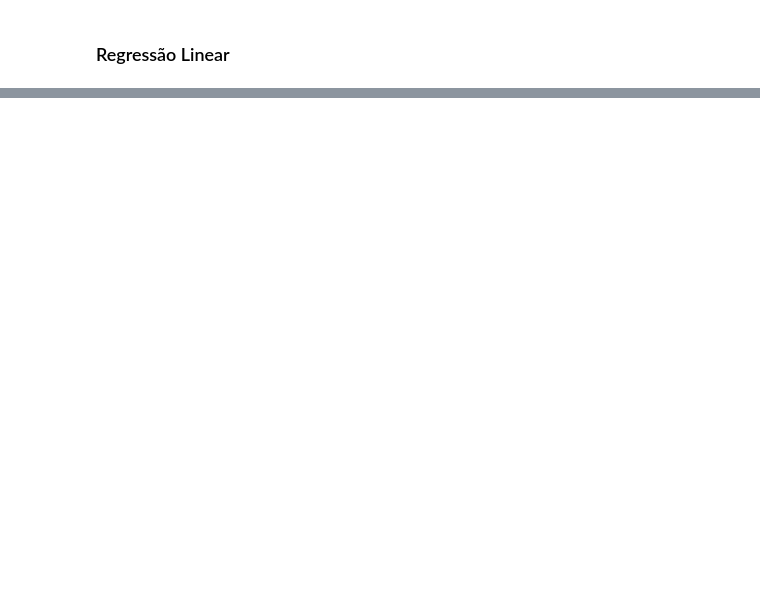
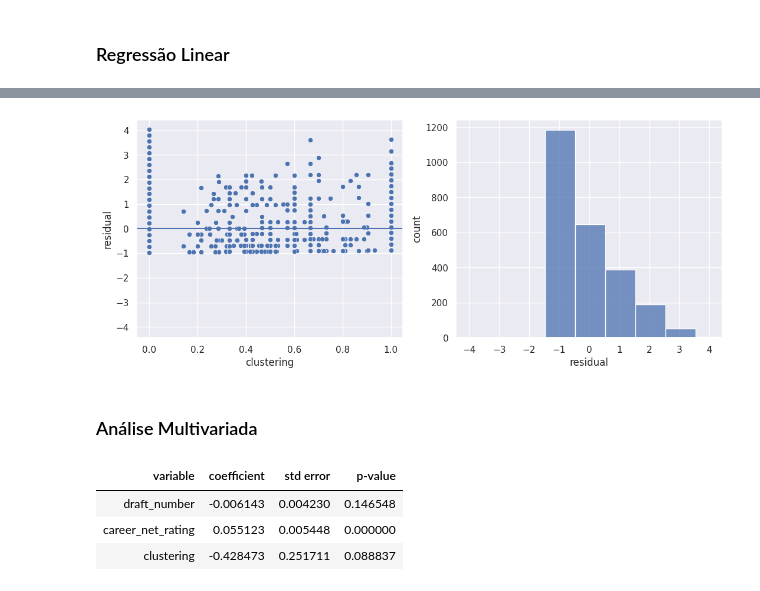
Before and after one commit to gabri190/Redesoc-Projetos-Aps, a Jupyter notebook: notebooks/Projeto/Projeto_Redes.ipynb, the cells around one changed output, grey strips where cells are left out. Saved outputs shown, nothing was run; the diff lists cells and outputs as text; code cells hidden in the pictures; blank space fills up the shorter version.

```diff
--- a/notebooks/Projeto/Projeto_Redes.ipynb
+++ b/notebooks/Projeto/Projeto_Redes.ipynb
@@ -357,0 +279,6 @@ result.micro_summary()
+# %%
+import regression as reg
+
+from scipy import stats
+
+result=reg.linear(data=df_career,formula=' num_seasons~clustering')
@@ -357,0 +290,14 @@ result.micro_summary()
+# %%
+result.plot_residuals(df_career['clustering'])
+# %% [output]
+[figure, added]
+# %% [markdown]
+### Análise Multivariada
+# %%
+result=reg.linear(data=df_career,formula=' num_seasons~draft_number+career_net_rating+clustering')
+result.micro_summary()
+# %% [output]
+| variable | coefficient | std error | p-value |
+| draft_number | -0.006143 | 0.004230 | 0.146548 |
+| career_net_rating | 0.055123 | 0.005448 | 0.000000 |
+| clustering | -0.428473 | 0.251711 | 0.088837 |
```
Also changed, not shown: parts of 26 cells of this notebook.
